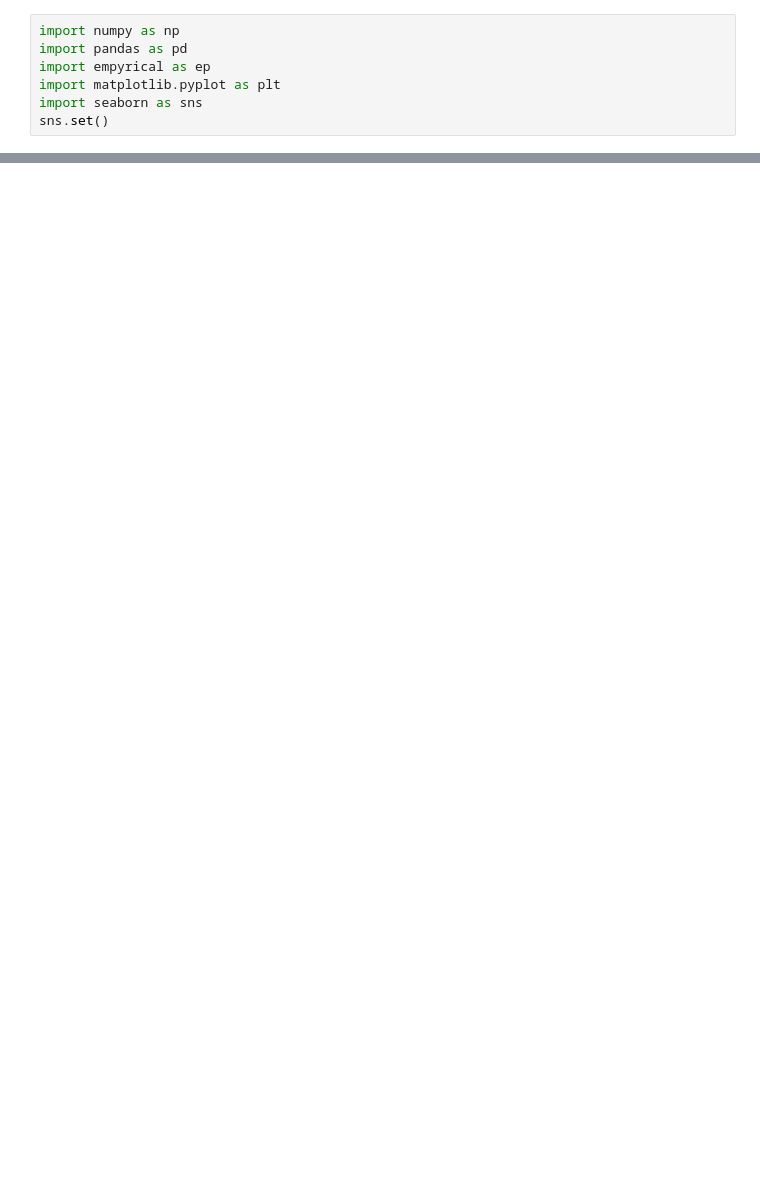
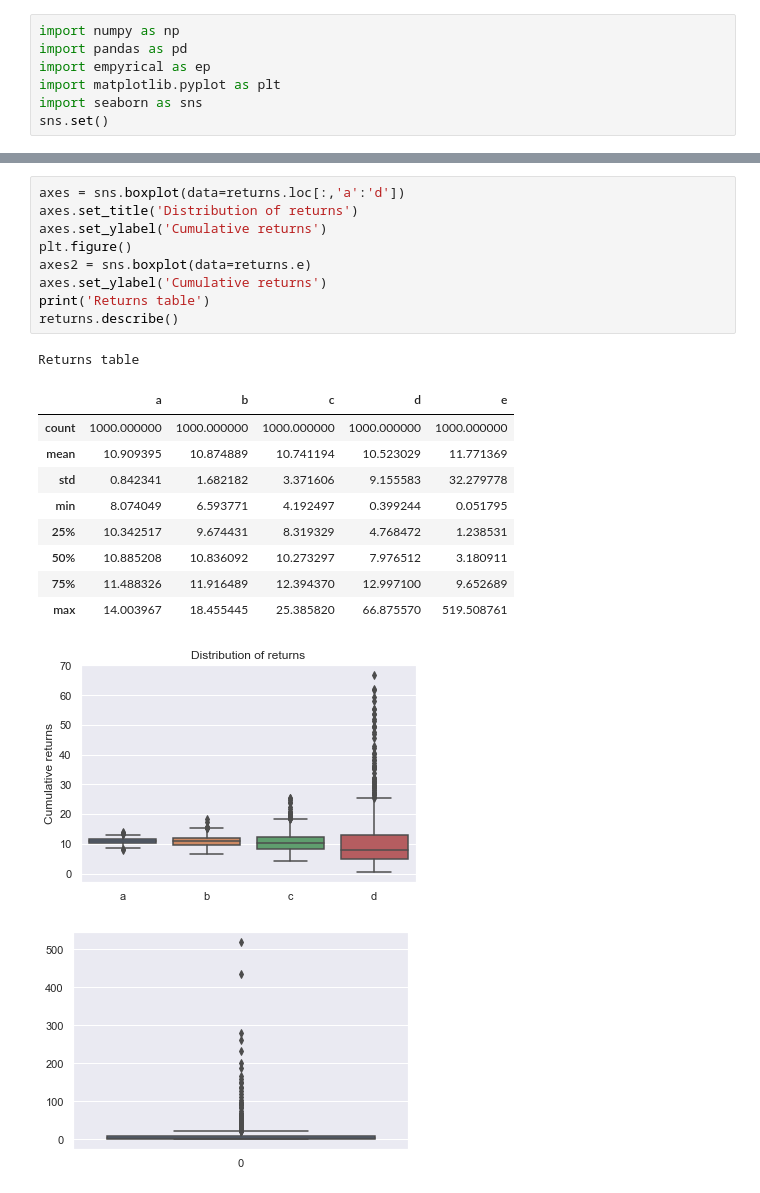
Before and after one commit to uberdeveloper/website, a Jupyter notebook: posts/notebooks/Sharpe2.ipynb, the cells around one changed output, grey strips where cells are left out. Saved outputs shown, nothing was run; the diff lists cells and outputs as text; blank space fills up the shorter version.

```diff
--- a/posts/notebooks/Sharpe2.ipynb
+++ b/posts/notebooks/Sharpe2.ipynb
@@ -60,0 +102,22 @@ Let us now create a simulation of 1000 samples of 240 days for each of the stock
+# %%
+axes = sns.boxplot(data=returns.loc[:,'a':'d'])
+axes.set_title('Distribution of returns')
+axes.set_ylabel('Cumulative returns')
+plt.figure()
+axes2 = sns.boxplot(data=returns.e)
+axes.set_ylabel('Cumulative returns')
+print('Returns table')
+returns.describe()
+# %% [output]
+Returns table
+|  | a | b | c | d | e |
+| count | 1000.000000 | 1000.000000 | 1000.000000 | 1000.000000 | 1000.000000 |
+| mean | 10.909395 | 10.874889 | 10.741194 | 10.523029 | 11.771369 |
+| std | 0.842341 | 1.682182 | 3.371606 | 9.155583 | 32.279778 |
+| min | 8.074049 | 6.593771 | 4.192497 | 0.399244 | 0.051795 |
+| 25% | 10.342517 | 9.674431 | 8.319329 | 4.768472 | 1.238531 |
+| 50% | 10.885208 | 10.836092 | 10.273297 | 7.976512 | 3.180911 |
+| 75% | 11.488326 | 11.916489 | 12.394370 | 12.997100 | 9.652689 |
+| max | 14.003967 | 18.455445 | 25.385820 | 66.875570 | 519.508761 |
+[figure, added]
+[figure, added]
```
Also changed, not shown: parts of 12 cells of this notebook.
